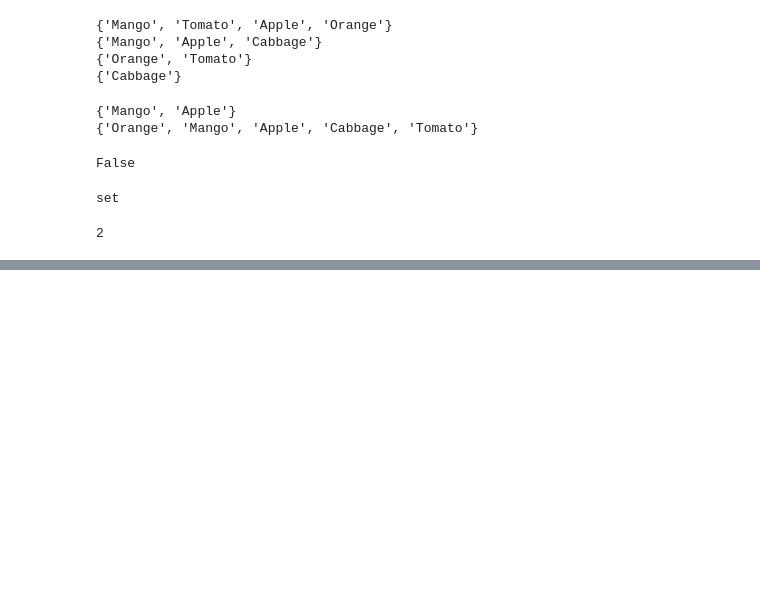
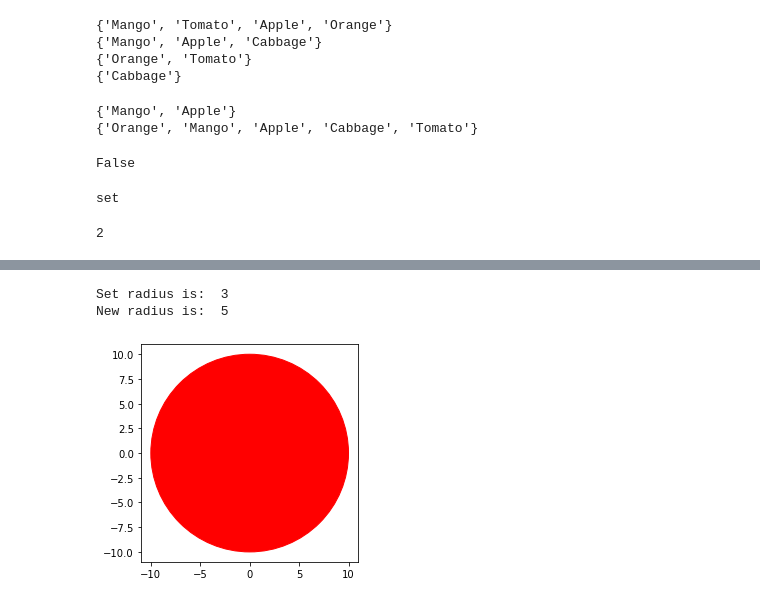
Before and after one commit to sultania-p/Data-Science, a Jupyter notebook: Coursera_IBM_data_science/Notebooks For Practise/0. Coursera_practise_shorthands.ipynb, the cells around one changed output, grey strips where cells are left out. Cells and saved outputs as stored; diff of their text form; code cells hidden in the pictures; blank space fills up the shorter version.

Commit message:
OOPs programming - classes, methods
Signed-off-by: Piyush Kumar Sultania <sultania.p@northeastern.edu>

```diff
--- a/Coursera_IBM_data_science/Notebooks For Practise/0. Coursera_practise_shorthands.ipynb
+++ b/Coursera_IBM_data_science/Notebooks For Practise/0. Coursera_practise_shorthands.ipynb
@@ -297,0 +510,6 @@ len(('disco',10))
+# %%
+print("Set radius is: ", RedCircle.radius)
+print("New radius is: ", RedCircle.addRadius(2))
+# %% [output]
+Set radius is:  3
+New radius is:  5
@@ -297,0 +519,21 @@ len(('disco',10))
+# %%
+class Circle(object):
+    def __init__(self, radius, color):
+        self.radius = radius;
+        self.color = color;
+    def addRadius(self, r):
+        self.radius = self.radius + r
+        return self.radius
+
+    # method to draw the circle
+    def drawCircle(self):
+        plt.gca().add_patch(plt.Circle((0,0), radius=self.radius, color=self.color))
+        plt.axis('scaled')
+        plt.show()
+# %%
+# Create an object RedCircle
+
+RedCircle = Circle(10, 'red')
+RedCircle.drawCircle()
+# %% [output]
+[figure, added]
```
Also changed, not shown: parts of 31 cells of this notebook.
